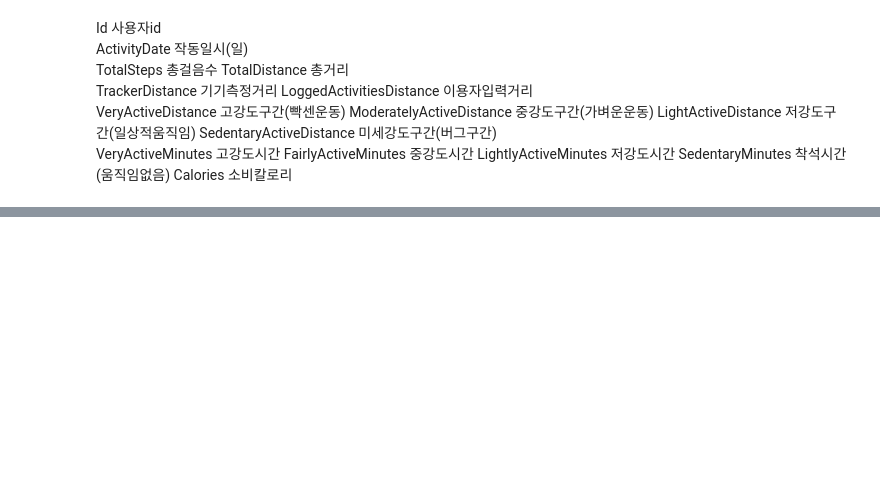
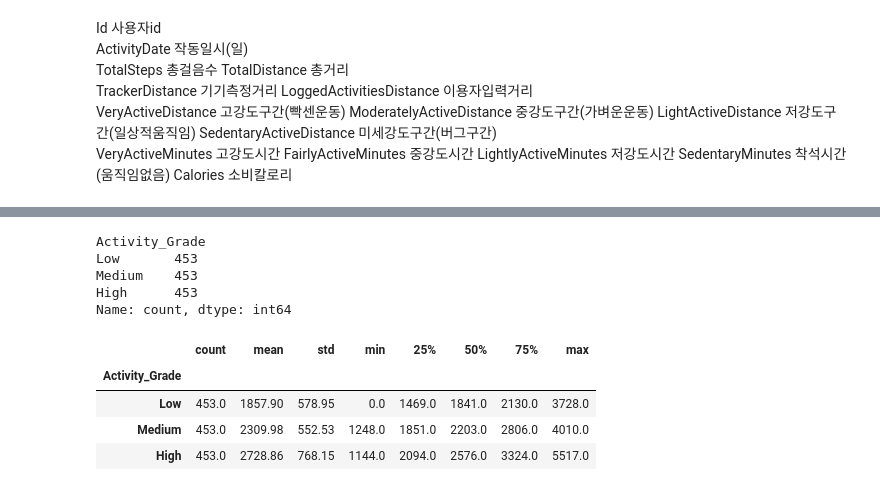
Before and after one commit to jeesy95-creator/sparta_15, a Jupyter notebook: notebooks/OHC.ipynb, the cells around one changed output, grey strips where cells are left out. Cells and saved outputs as stored; diff of their text form; code cells hidden in the pictures; blank space fills up the shorter version.

```diff
--- a/notebooks/OHC.ipynb
+++ b/notebooks/OHC.ipynb
@@ -36,0 +97,42 @@ Calories 소비칼로리
+# %%
+
+# (1) 총 활동 시간 (Total_Active_Minutes)
+act_clean['Total_Active_Minutes'] = (
+    act_clean['VeryActiveMinutes'] +
+    act_clean['FairlyActiveMinutes'] +
+    act_clean['LightlyActiveMinutes']
+)
+# (2) 운동 강도 점수 (Intensity_Score)
+act_clean['Intensity_Score'] = (
+    (act_clean['VeryActiveMinutes'] * 2) +
+    (act_clean['FairlyActiveMinutes'] * 1.5) +
+    (act_clean['LightlyActiveMinutes'] * 1)
+)
+# (3) 활동 등급 (Activity_Grade)
+act_clean['Activity_Grade'] = pd.qcut(
+    act_clean['Intensity_Score'],
+    q=3,
+    labels=['Low', 'Medium', 'High']
+)
+# 잘 만들어졌는지 확인
+act_clean[['Id', 'Total_Active_Minutes', 'Intensity_Score', 'Activity_Grade']].head()
+# 등급별로 몇 명이나 있는지 확인
+act_clean['Activity_Grade'].value_counts()
+# %% [output]
+Activity_Grade
+Low       453
+Medium    453
+High      453
+Name: count, dtype: int64
+# %%
+# 등급별 소비 칼로리 확인
+# 'Activity_Grade'로 그룹을 묶고, 'Calories' 컬럼의 통계(평균, 최소, 최대 등)를 확인
+calorie_stats = act_clean.groupby('Activity_Grade')['Calories'].describe()
+calorie_stats_rounded = calorie_stats.round(2) #소수점 2자리까지
+calorie_stats_rounded
+# %% [output]
+|  | count | mean | std | min | 25% | 50% | 75% | max |
+| Activity_Grade |  |  |  |  |  |  |  |  |
+| Low | 453.0 | 1857.90 | 578.95 | 0.0 | 1469.0 | 1841.0 | 2130.0 | 3728.0 |
+| Medium | 453.0 | 2309.98 | 552.53 | 1248.0 | 1851.0 | 2203.0 | 2806.0 | 4010.0 |
+| High | 453.0 | 2728.86 | 768.15 | 1144.0 | 2094.0 | 2576.0 | 3324.0 | 5517.0 |
```
Also changed, not shown: parts of 7 cells of this notebook.
